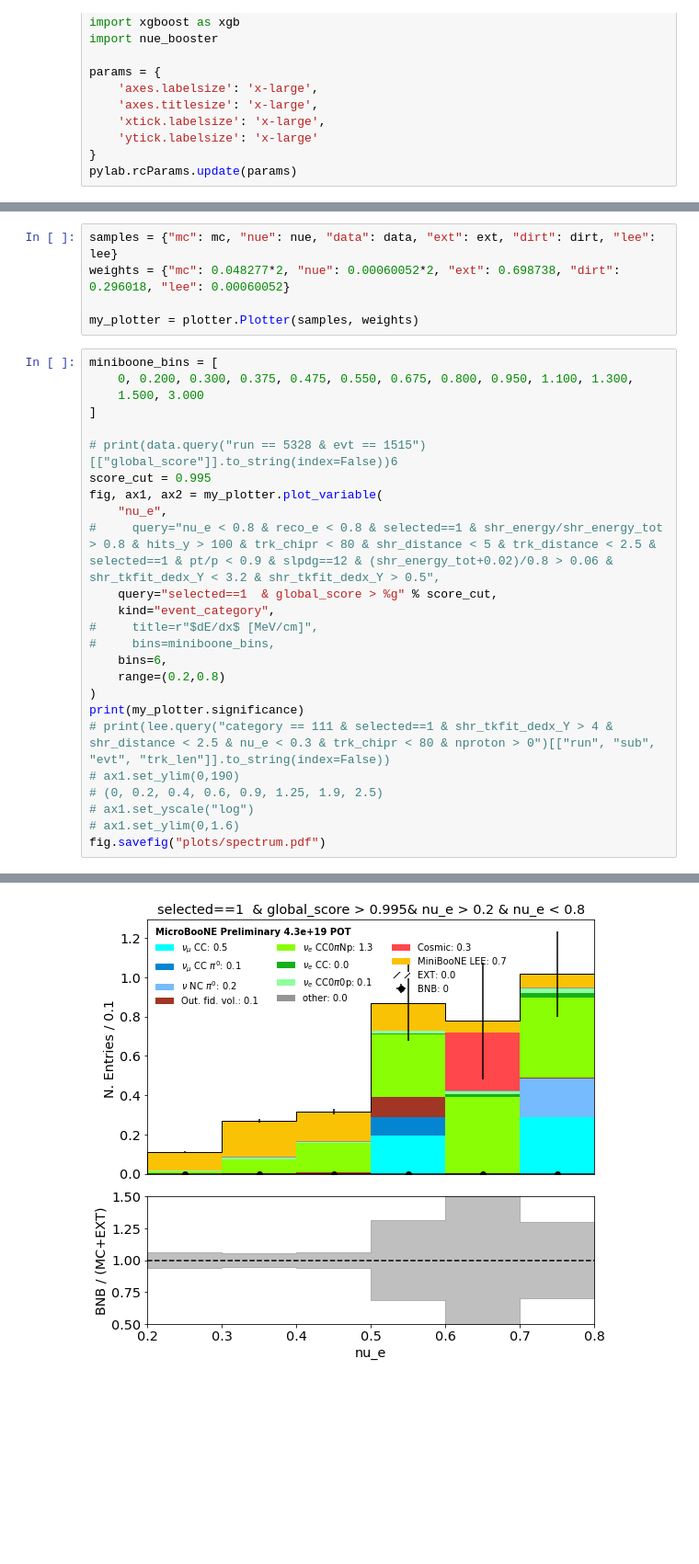
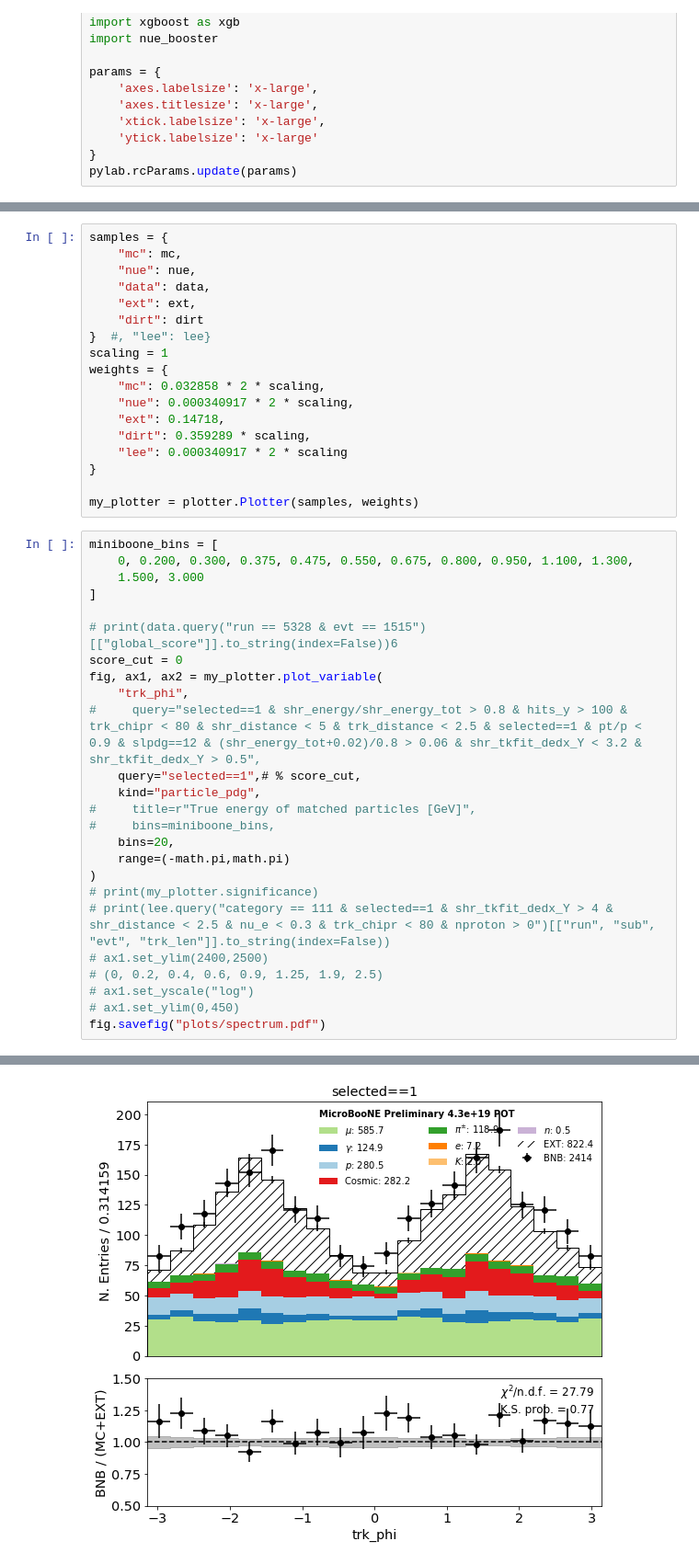
Before and after one commit to ubneutrinos/PELEE, a Jupyter notebook: Plotter.ipynb, the cells around one changed output, grey strips where cells are left out. Shown at 92% size. Drawn from its saved outputs; the diff is of its cells as text; blank space fills up the shorter version.

Commit message:
New samples

```diff
--- a/Plotter.ipynb
+++ b/Plotter.ipynb
@@ -134,8 +131,21 @@ with open('pickles/booster.pickle', 'rb') as booster_file:
         xgb.DMatrix(lee[features]),
         ntree_limit=booster.best_iteration + 1)
 # %%
-samples = {"mc": mc, "nue": nue, "data": data, "ext": ext, "dirt": dirt, "lee": lee}
-weights = {"mc": 0.048277*2, "nue": 0.00060052*2, "ext": 0.698738, "dirt": 0.296018, "lee": 0.00060052}
+samples = {
+    "mc": mc,
+    "nue": nue,
+    "data": data,
+    "ext": ext,
+    "dirt": dirt
+}  #, "lee": lee}
+scaling = 1
+weights = {
+    "mc": 0.032858 * 2 * scaling,
+    "nue": 0.000340917 * 2 * scaling,
+    "ext": 0.14718,
+    "dirt": 0.359289 * scaling,
+    "lee": 0.000340917 * 2 * scaling
+}
 
 my_plotter = plotter.Plotter(samples, weights)
 # %%
@@ -145,22 +155,22 @@ miniboone_bins = [
 ]
 
 # print(data.query("run == 5328 & evt == 1515")[["global_score"]].to_string(index=False))6
-score_cut = 0.995
+score_cut = 0
 fig, ax1, ax2 = my_plotter.plot_variable(
-    "nu_e",
-#     query="nu_e < 0.8 & reco_e < 0.8 & selected==1 & shr_energy/shr_energy_tot > 0.8 & hits_y > 100 & trk_chipr < 80 & shr_distance < 5 & trk_distance < 2.5 & selected==1 & pt/p < 0.9 & slpdg==12 & (shr_energy_tot+0.02)/0.8 > 0.06 & shr_tkfit_dedx_Y < 3.2 & shr_tkfit_dedx_Y > 0.5",
-    query="selected==1  & global_score > %g" % score_cut,
-    kind="event_category",
-#     title=r"$dE/dx$ [MeV/cm]",
+    "trk_phi",
+#     query="selected==1 & shr_energy/shr_energy_tot > 0.8 & hits_y > 100 & trk_chipr < 80 & shr_distance < 5 & trk_distance < 2.5 & selected==1 & pt/p < 0.9 & slpdg==12 & (shr_energy_tot+0.02)/0.8 > 0.06 & shr_tkfit_dedx_Y < 3.2 & shr_tkfit_dedx_Y > 0.5",
+    query="selected==1",# % score_cut,
+    kind="particle_pdg",
+#     title=r"True energy of matched particles [GeV]",
 #     bins=miniboone_bins,
-    bins=6,
-    range=(0.2,0.8)
+    bins=20,
+    range=(-math.pi,math.pi)
 )
-print(my_plotter.significance)
+# print(my_plotter.significance)
 # print(lee.query("category == 111 & selected==1 & shr_tkfit_dedx_Y > 4 & shr_distance < 2.5 & nu_e < 0.3 & trk_chipr < 80 & nproton > 0")[["run", "sub", "evt", "trk_len"]].to_string(index=False))
-# ax1.set_ylim(0,190)
+# ax1.set_ylim(2400,2500)
 # (0, 0.2, 0.4, 0.6, 0.9, 1.25, 1.9, 2.5)
 # ax1.set_yscale("log")
-# ax1.set_ylim(0,1.6)
+# ax1.set_ylim(0,450)
 fig.savefig("plots/spectrum.pdf")
 # %% [output]
@@ -168 +177 @@ fig.savefig("plots/spectrum.pdf")
-[figure, old version]
+[figure, new version]
```
Also changed, not shown: parts of 3 cells of this notebook, 4 other files.
